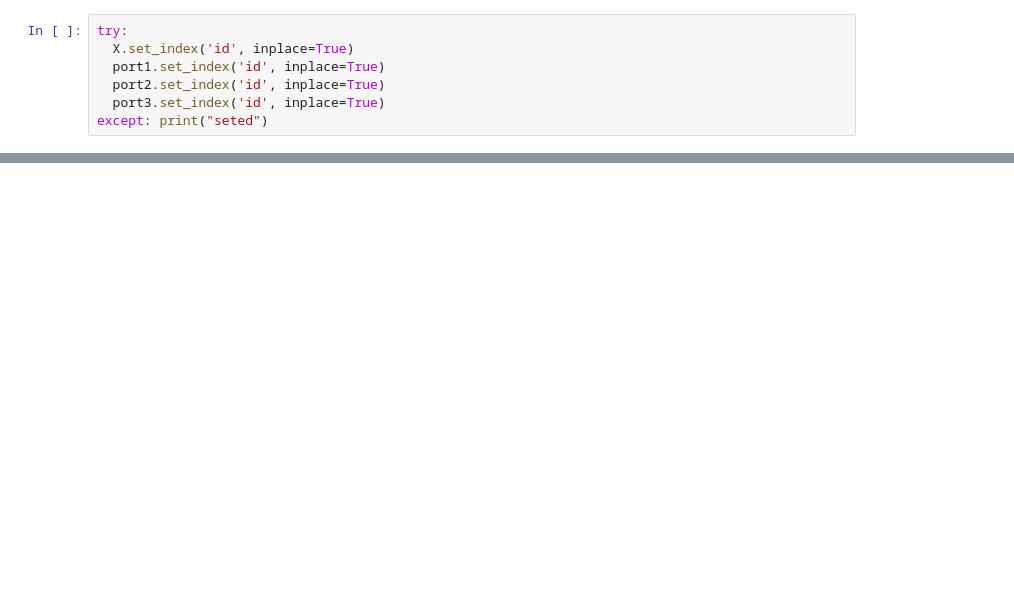
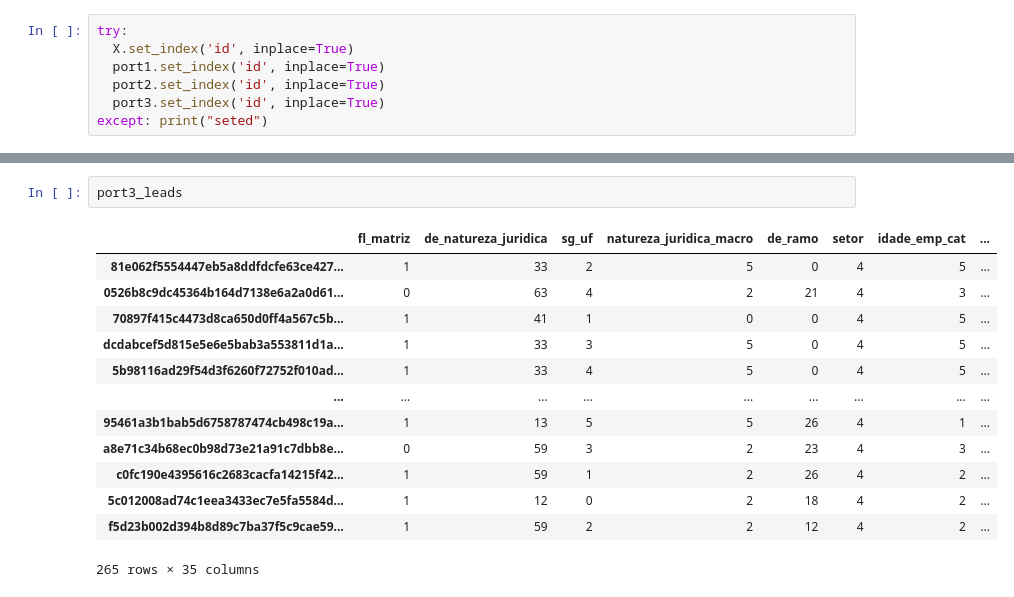
Before and after one commit to LucasDatilioCarderelli/Codenation, a Jupyter notebook: Projeto_Final/PrjF_Modeling.ipynb, the cells around one changed output, grey strips where cells are left out. Drawn from its saved outputs; the diff is of its cells as text; blank space fills up the shorter version.

```diff
--- a/Projeto_Final/PrjF_Modeling.ipynb
+++ b/Projeto_Final/PrjF_Modeling.ipynb
@@ -183,0 +235,16 @@ port3
+# %%
+port3_leads
+# %% [output]
+|  | fl_matriz | de_natureza_juridica | sg_uf | natureza_juridica_macro | de_ramo | setor | idade_emp_cat | ... |
+| 81e062f5554447eb5a8ddfdcfe63ce427... | 1 | 33 | 2 | 5 | 0 | 4 | 5 | ... |
+| 0526b8c9dc45364b164d7138e6a2a0d61... | 0 | 63 | 4 | 2 | 21 | 4 | 3 | ... |
+| 70897f415c4473d8ca650d0ff4a567c5b... | 1 | 41 | 1 | 0 | 0 | 4 | 5 | ... |
+| dcdabcef5d815e5e6e5bab3a553811d1a... | 1 | 33 | 3 | 5 | 0 | 4 | 5 | ... |
+| 5b98116ad29f54d3f6260f72752f010ad... | 1 | 33 | 4 | 5 | 0 | 4 | 5 | ... |
+| ... | ... | ... | ... | ... | ... | ... | ... | ... |
+| 95461a3b1bab5d6758787474cb498c19a... | 1 | 13 | 5 | 5 | 26 | 4 | 1 | ... |
+| a8e71c34b68ec0b98d73e21a91c7dbb8e... | 0 | 59 | 3 | 2 | 23 | 4 | 3 | ... |
+| c0fc190e4395616c2683cacfa14215f42... | 1 | 59 | 1 | 2 | 26 | 4 | 2 | ... |
+| 5c012008ad74c1eea3433ec7e5fa5584d... | 1 | 12 | 0 | 2 | 18 | 4 | 2 | ... |
+| f5d23b002d394b8d89c7ba37f5c9cae59... | 1 | 59 | 2 | 2 | 12 | 4 | 2 | ... |
+265 rows × 35 columns
```
Also changed, not shown: parts of 37 cells of this notebook.
